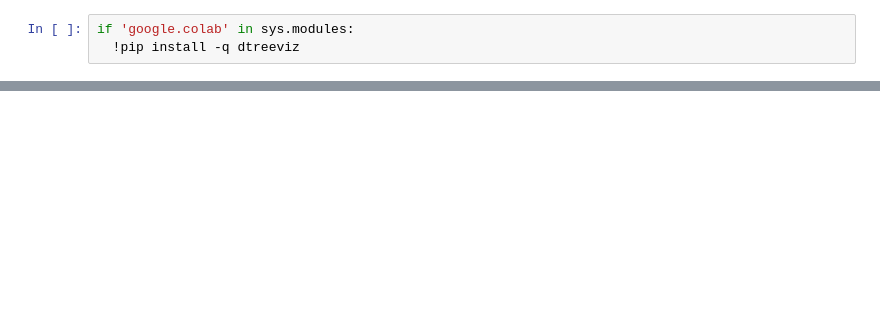
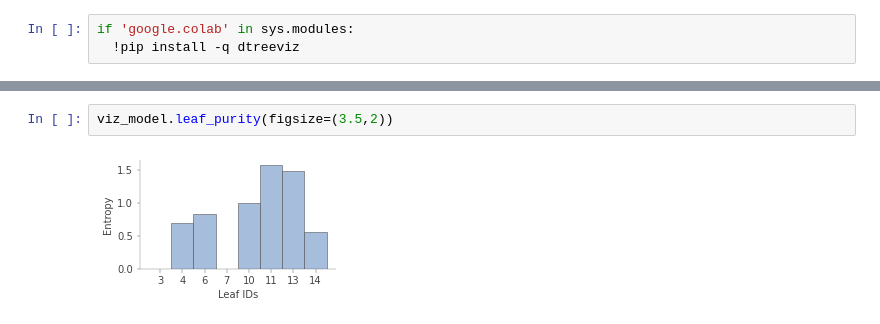
Before and after one commit to cityu-assignment/CS3481-assignment1, a Jupyter notebook: cs3481_asm.ipynb, the cells around one changed output, grey strips where cells are left out. Drawn from its saved outputs; the diff is of its cells as text; blank space fills up the shorter version.

```diff
--- a/cs3481_asm.ipynb
+++ b/cs3481_asm.ipynb
@@ -373,0 +388,4 @@ TypeError: ignored
+# %%
+viz_model.leaf_purity(figsize=(3.5,2))
+# %% [output]
+[figure, added]
```
Also changed, not shown: parts of 9 cells of this notebook.
